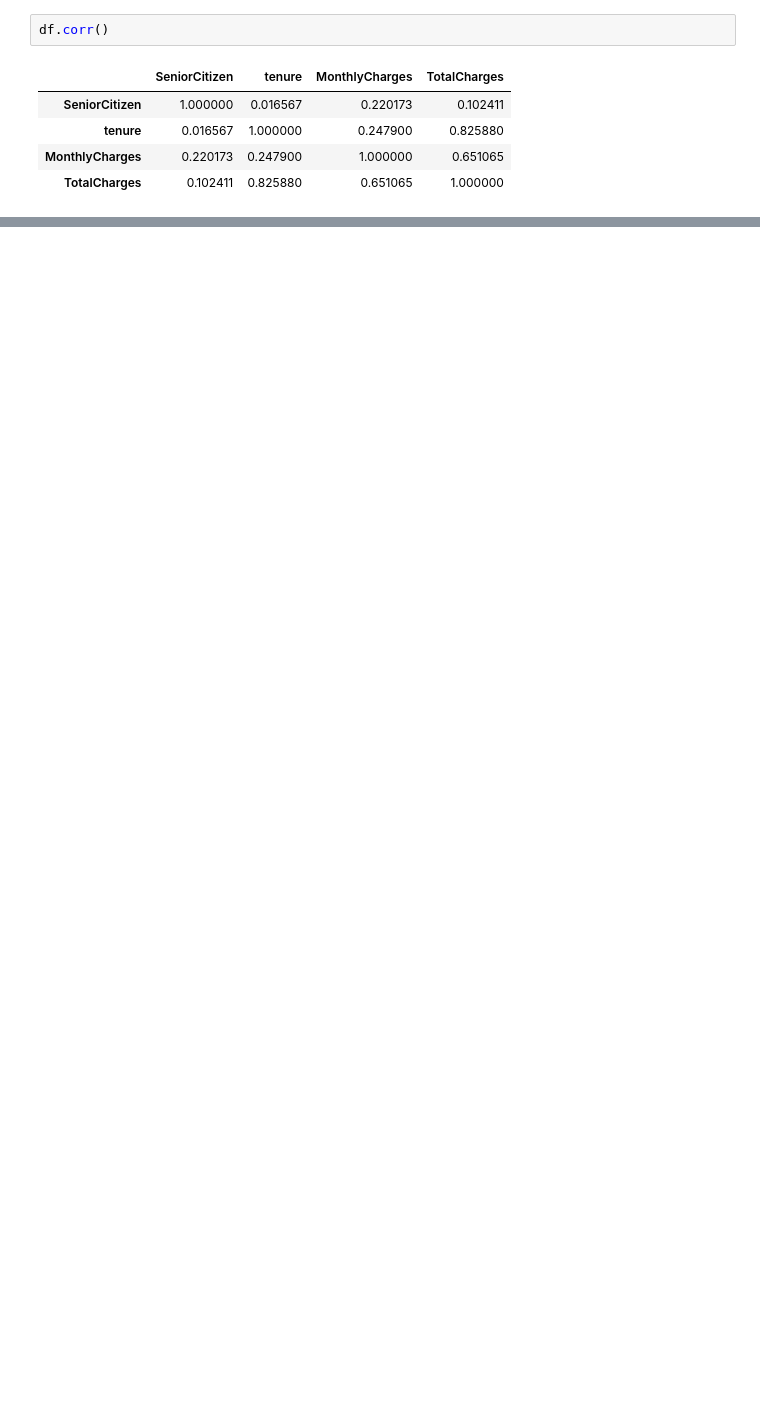
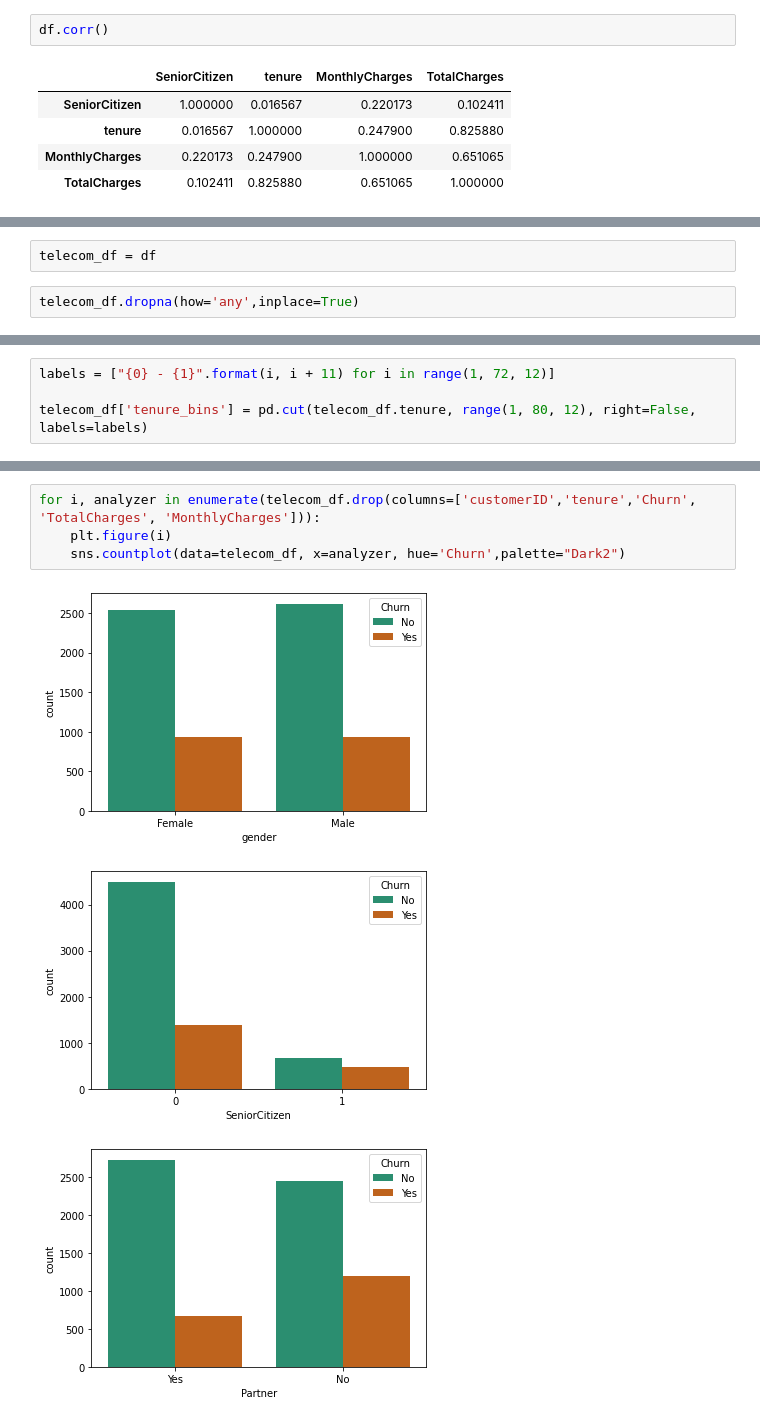
Before and after one commit to rangaomkaram/Chrun_analysis, a Jupyter notebook: EDA/Chrun_Analysis.ipynb, the cells around one changed output, grey strips where cells are left out. Drawn from its saved outputs; the diff is of its cells as text; blank space fills up the shorter version.

```diff
--- a/EDA/Chrun_Analysis.ipynb
+++ b/EDA/Chrun_Analysis.ipynb
@@ -185,0 +246,4 @@ df.corr()
+# %%
+telecom_df = df
+# %%
+telecom_df.dropna(how='any',inplace=True)
@@ -185,0 +293,4 @@ df.corr()
+# %%
+labels = ["{0} - {1}".format(i, i + 11) for i in range(1, 72, 12)]
+
+telecom_df['tenure_bins'] = pd.cut(telecom_df.tenure, range(1, 80, 12), right=False, labels=labels)
@@ -185,0 +315,8 @@ df.corr()
+# %%
+for i, analyzer in enumerate(telecom_df.drop(columns=['customerID','tenure','Churn', 'TotalCharges', 'MonthlyCharges'])):
+    plt.figure(i)
+    sns.countplot(data=telecom_df, x=analyzer, hue='Churn',palette="Dark2")
+# %% [output]
+[figure, added]
+[figure, added]
+[figure, added]
```
Also changed, not shown: parts of 37 cells of this notebook.
